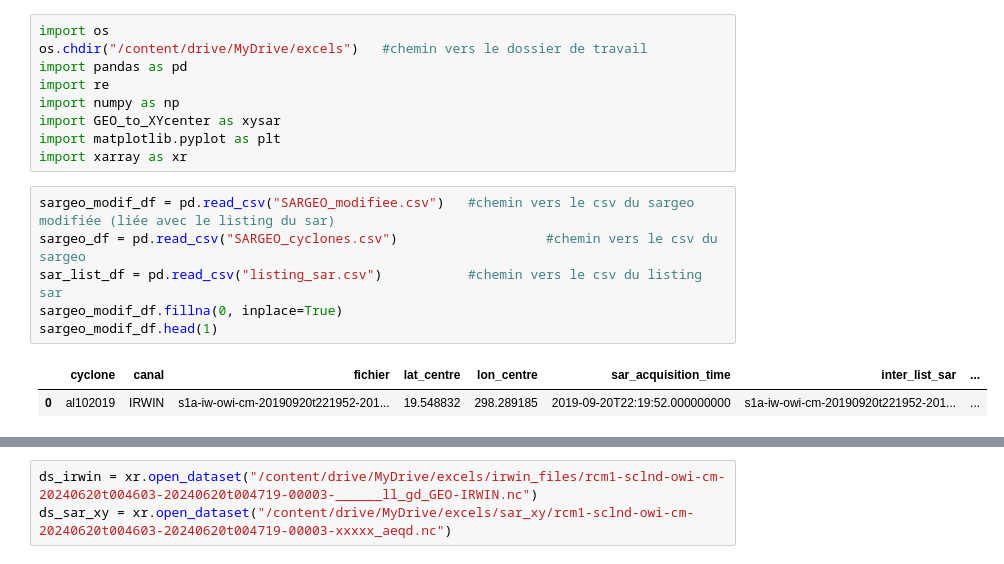
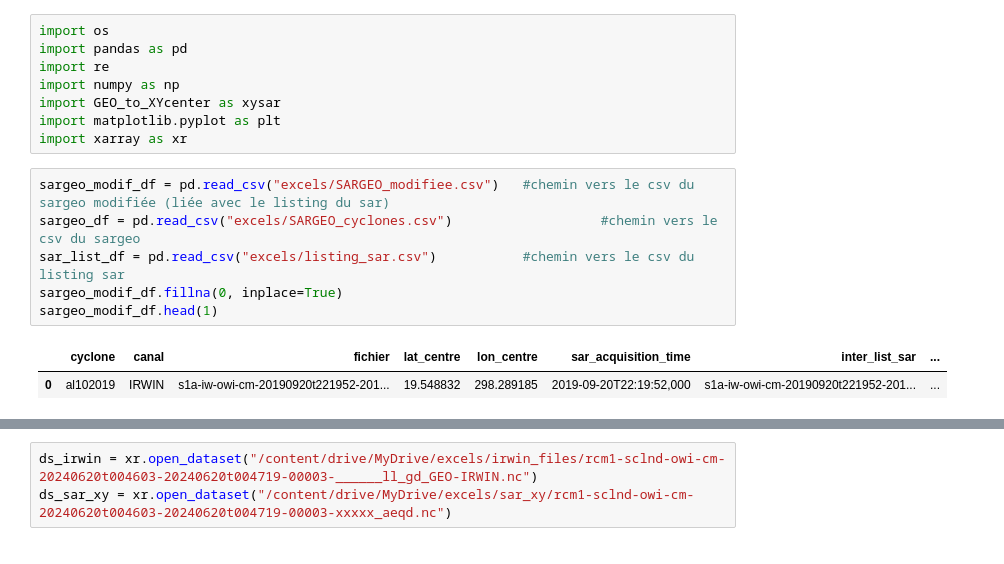
Before and after one commit to medtannaoui/ifremer_multimodality, a Jupyter notebook: changement_de_coordonnées.ipynb, the cells around one changed output, grey strips where cells are left out. Cells and saved outputs as stored; diff of their text form.

Commit message:
création du dossier sar_xy __ modificatiopn dans sargeo_xy.py __ modification_auto_sargeo_csv

```diff
--- a/changement_de_coordonnées.ipynb
+++ b/changement_de_coordonnées.ipynb
@@ -1,6 +1,5 @@
 # %%
 import os
-os.chdir("/content/drive/MyDrive/excels")   #chemin vers le dossier de travail
 import pandas as pd
 import re
 import numpy as np
@@ -8,14 +7,14 @@ import GEO_to_XYcenter as xysar
 import matplotlib.pyplot as plt
 import xarray as xr
 # %%
-sargeo_modif_df = pd.read_csv("SARGEO_modifiee.csv")   #chemin vers le csv du sargeo modifiée (liée avec le listing du sar)
-sargeo_df = pd.read_csv("SARGEO_cyclones.csv")                   #chemin vers le csv du sargeo
-sar_list_df = pd.read_csv("listing_sar.csv")           #chemin vers le csv du listing sar
+sargeo_modif_df = pd.read_csv("excels/SARGEO_modifiee.csv")   #chemin vers le csv du sargeo modifiée (liée avec le listing du sar)
+sargeo_df = pd.read_csv("excels/SARGEO_cyclones.csv")                   #chemin vers le csv du sargeo
+sar_list_df = pd.read_csv("excels/listing_sar.csv")           #chemin vers le csv du listing sar
 sargeo_modif_df.fillna(0, inplace=True)
 sargeo_modif_df.head(1)
 # %% [output]
 |  | cyclone | canal | fichier | lat_centre | lon_centre | sar_acquisition_time | inter_list_sar | ... |
-| 0 | al102019 | IRWIN | s1a-iw-owi-cm-20190920t221952-201... | 19.548832 | 298.289185 | 2019-09-20T22:19:52.000000000 | s1a-iw-owi-cm-20190920t221952-201... | ... |
+| 0 | al102019 | IRWIN | s1a-iw-owi-cm-20190920t221952-201... | 19.548832 | 298.289185 | 2019-09-20T22:19:52,000 | s1a-iw-owi-cm-20190920t221952-201... | ... |
 # %%
 sargeo_modif_df[sargeo_modif_df[sargeo_modif_df.columns[-1]]==0].head(2)
 # %% [output]
```
Also changed, not shown: parts of 2 cells of this notebook, 3 other files.
